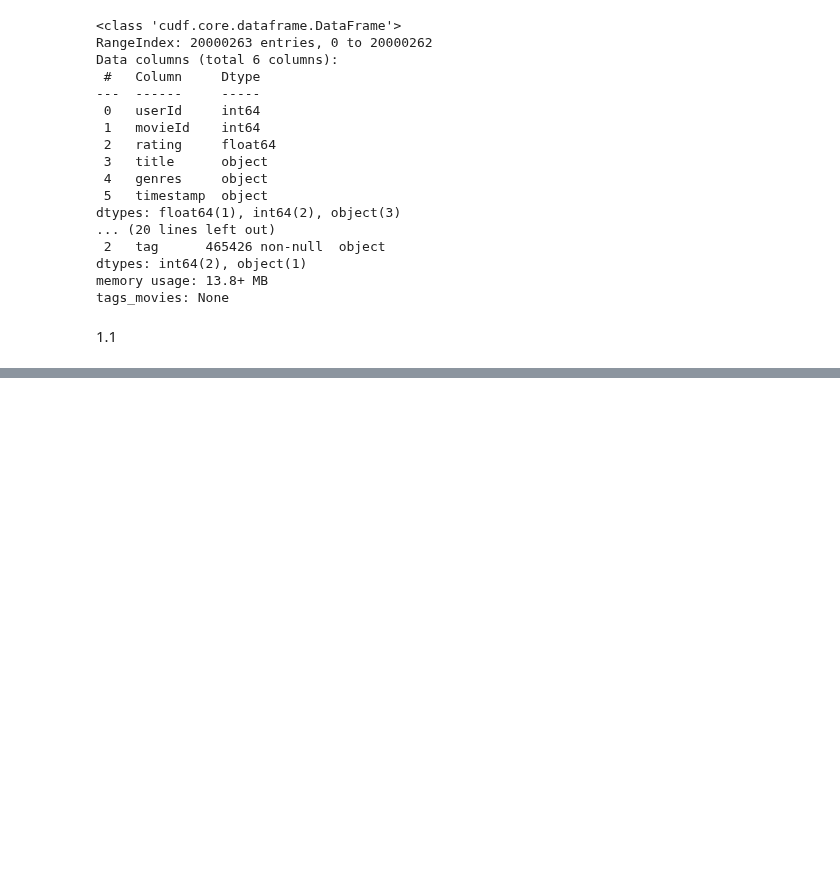
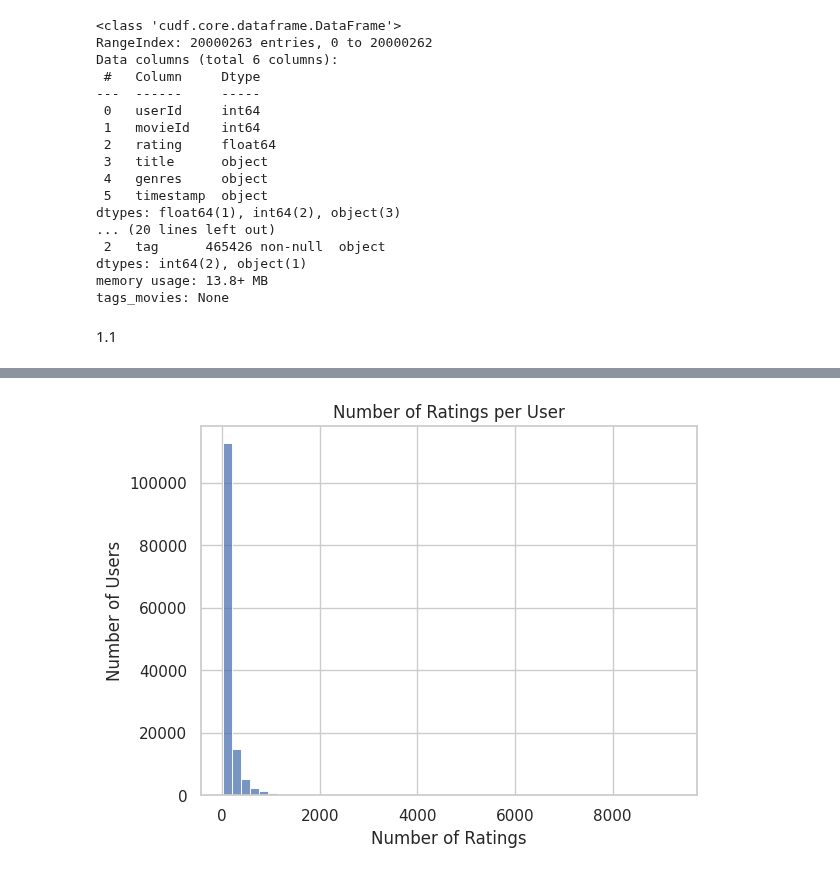
Before and after one commit to emanueleiacca/ADM-HW4, a Jupyter notebook: DataPreparation.ipynb, the cells around one changed output, grey strips where cells are left out. Cells and saved outputs as stored; diff of their text form; code cells hidden in the pictures; blank space fills up the shorter version.

```diff
--- a/DataPreparation.ipynb
+++ b/DataPreparation.ipynb
@@ -315,0 +544,9 @@ max     131262.000000              NaN    NaN
+# %%
+user_ratings_count = rating_df_pd['userId'].value_counts()
+sns.histplot(user_ratings_count, bins=50, kde=False)
+plt.title('Number of Ratings per User')
+plt.xlabel('Number of Ratings')
+plt.ylabel('Number of Users')
+plt.show()
+# %% [output]
+[figure, added]
```
Also changed, not shown: parts of 41 cells of this notebook.
